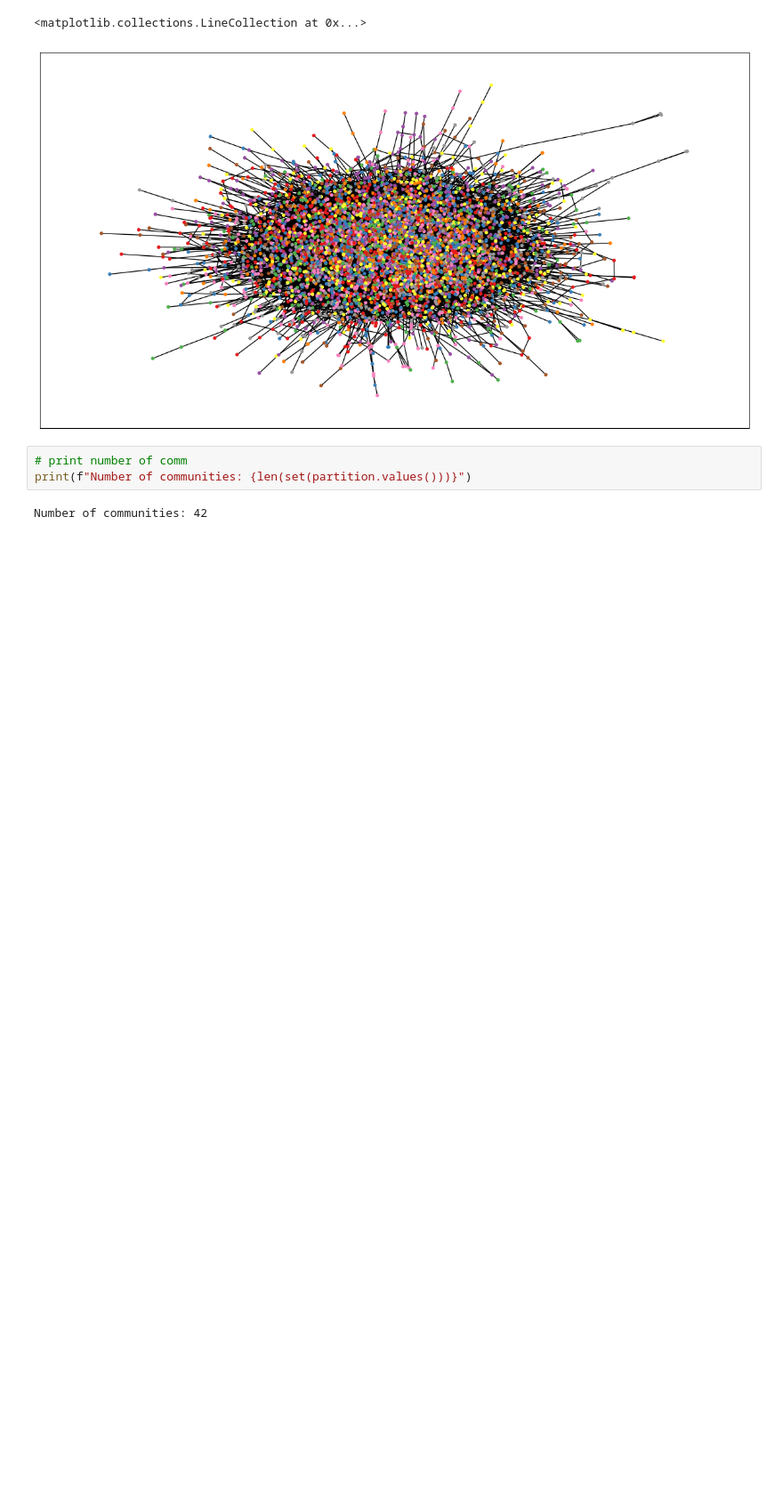
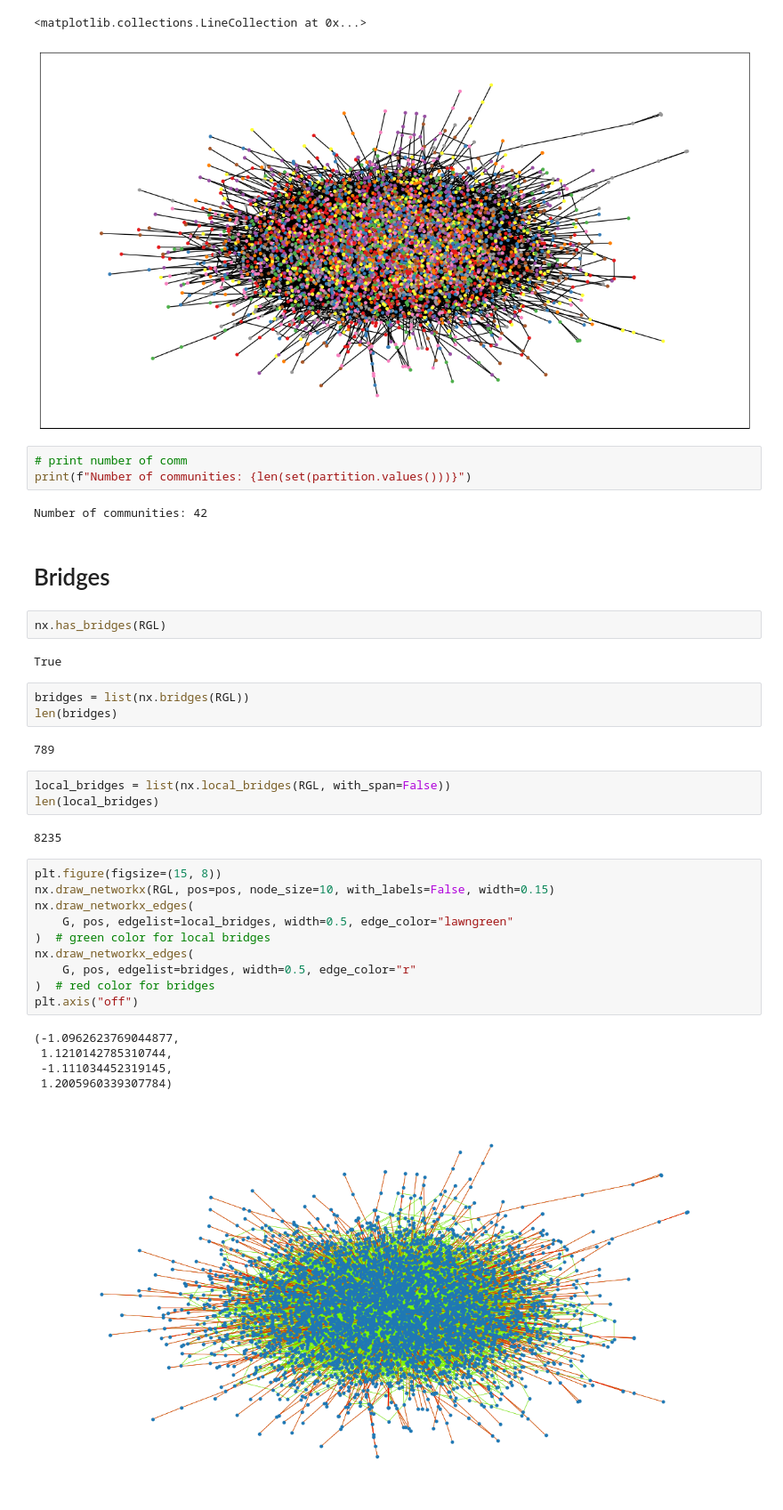
Before and after one commit to luca959/Network_Analysis1, a Jupyter notebook: NA.ipynb, the cells around one changed output. Shown at 89% size. Drawn from its saved outputs; the diff is of its cells as text; blank space fills up the shorter version.

```diff
--- a/NA.ipynb
+++ b/NA.ipynb
@@ -304,3 +306,35 @@ nx.draw_networkx_edges(RGL, pos)
 print(f"Number of communities: {len(set(partition.values()))}")
 # %% [output]
 Number of communities: 42
+# %% [markdown]
+# Bridges
+# %%
+nx.has_bridges(RGL)
+# %% [output]
+True
+# %%
+bridges = list(nx.bridges(RGL))
+len(bridges)
+# %% [output]
+789
+# %%
+local_bridges = list(nx.local_bridges(RGL, with_span=False))
+len(local_bridges)
+# %% [output]
+8235
+# %%
+plt.figure(figsize=(15, 8))
+nx.draw_networkx(RGL, pos=pos, node_size=10, with_labels=False, width=0.15)
+nx.draw_networkx_edges(
+    G, pos, edgelist=local_bridges, width=0.5, edge_color="lawngreen"
+)  # green color for local bridges
+nx.draw_networkx_edges(
+    G, pos, edgelist=bridges, width=0.5, edge_color="r"
+)  # red color for bridges
+plt.axis("off")
+# %% [output]
+(-1.0962623769044877,
+ 1.1210142785310744,
+ -1.111034452319145,
+ 1.2005960339307784)
+[figure, added]
```
Also changed, not shown: parts of 2 cells of this notebook.
